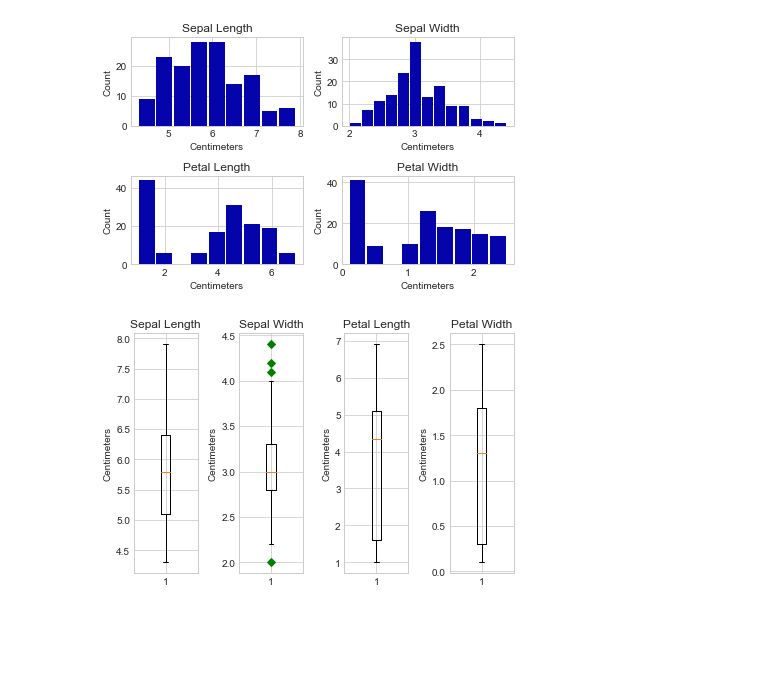
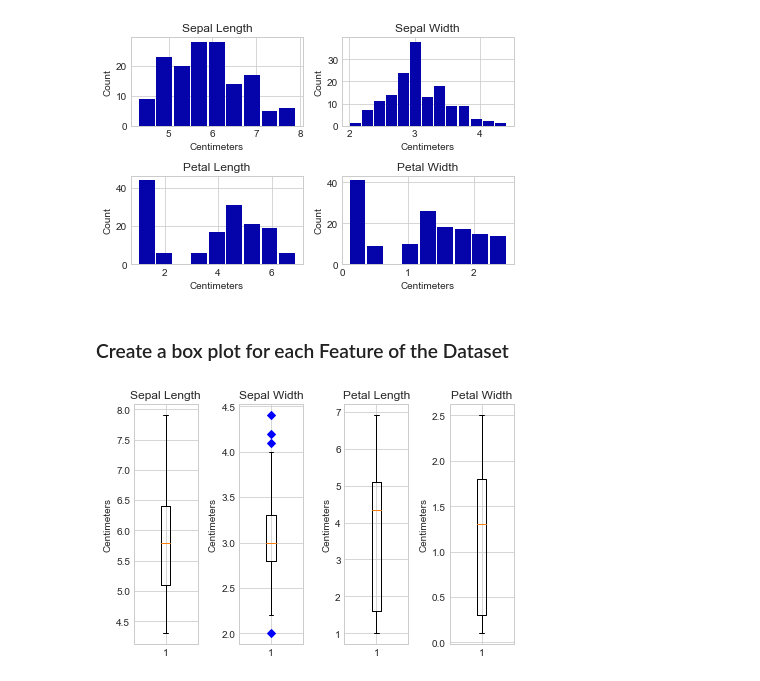
Before and after one commit to BeanSparrow/MCIS540hunt, a Jupyter notebook: Module 6/Steven_Hunt_mcis540_6.ipynb, the cells around one changed output. Drawn from its saved outputs; the diff is of its cells as text; code cells hidden in the pictures; blank space fills up the shorter version.

```diff
--- a/Module 6/Steven_Hunt_mcis540_6.ipynb
+++ b/Module 6/Steven_Hunt_mcis540_6.ipynb
@@ -95,16 +103,21 @@ create_histograms(df)
 # %% [output]
 <Figure size 720x720 with 0 Axes>
 [figure]
+# %% [markdown]
+### Create a box plot for each Feature of the Dataset
 # %%
 
-f, a = plt.subplots(1, 4)
-a = a.ravel()
+def create_boxplots(df):
+    f, a = plt.subplots(1, 4)
+    a = a.ravel()
 
-for idx,ax in enumerate(a):# Enumerate allows index and value to be stored in idx and ax
-    ax.boxplot(df.iloc[:,idx],  0, 'gD') # Set Bins to 'Auto' and rwidth to < 1 for easy viewing
-    ax.set_title(df.columns[idx]) # Sets Title of Histogram
-    ax.set_ylabel('Centimeters')
+    for idx,ax in enumerate(a):# Enumerate allows index and value to be stored in idx and ax
+        ax.boxplot(df.iloc[:,idx],  0, 'bD') # 'bD' changes the outliter points to a blue diamond
+        ax.set_title(df.columns[idx]) # Sets Title of Boxplots
+        ax.set_ylabel('Centimeters') #Sets Y Label
 
-plt.tight_layout()
+    plt.tight_layout()
+
+create_boxplots(df)
 # %% [output]
-[figure, old version]
+[figure, new version]
```
Also changed, not shown: parts of 4 cells of this notebook.
